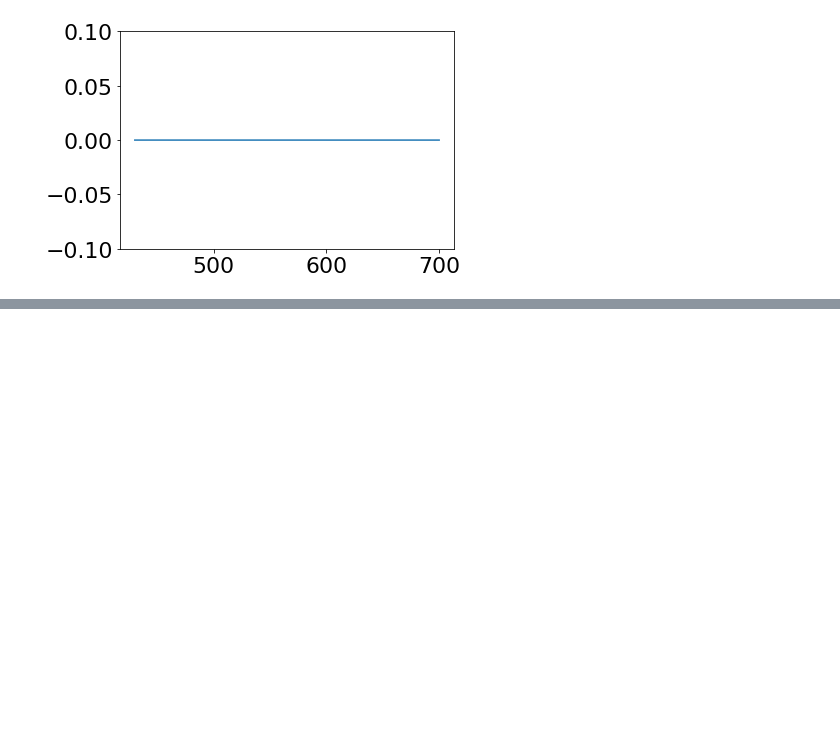
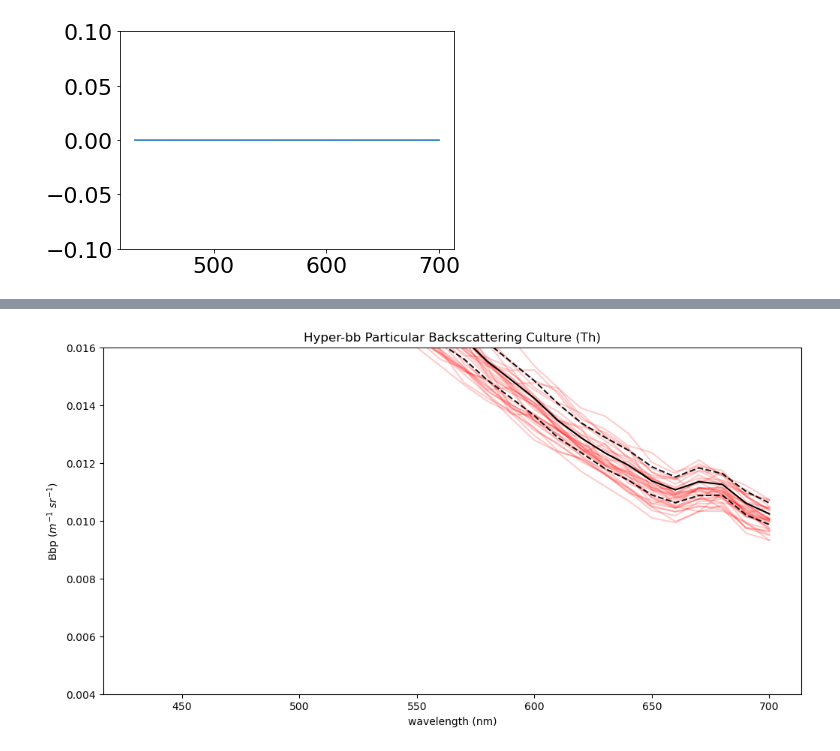
Before and after one commit to patrickcgray/oceanoptics2021, a Jupyter notebook: hyperbb_process.ipynb, the cells around one changed output, grey strips where cells are left out. Cells and saved outputs as stored; diff of their text form; code cells hidden in the pictures; blank space fills up the shorter version.

```diff
--- a/hyperbb_process.ipynb
+++ b/hyperbb_process.ipynb
@@ -117,0 +123,26 @@ Text(0.5, 0, 'wavelength (nm)')
+# %%
+plt.rcdefaults()
+fig, ax = plt.subplots(figsize=(12,6))
+
+
+for i in range(35):
+    ax.plot(sample_wl, 2*math.pi * 1.16 * (sample_full_bbspec[i]- beta_sw), c='red', alpha=0.2)
+
+ax.plot(sample_wl, bbp, c='black')
+ax.plot(sample_wl, bbp+2*math.pi * 1.16 *sample_std_bbspec, c='black', linestyle='--', alpha=0.9)
+ax.plot(sample_wl, bbp-2*math.pi * 1.16 *sample_std_bbspec, c='black', linestyle='--', alpha=0.9)
+
+ax.set_title('Hyper-bb Particular Backscattering Culture (Th)')
+ax.set_ylim(0.004,0.016)
+
+ax.set_ylabel('Bbp ($m^{−1}$ $sr^{−1}$)')
+ax.set_xlabel('wavelength (nm)')
+
+# ax.plot(air_zero_med_bbspec)
+# ax.plot(air_zero_med_bbspec+air_zero_std_bbspec)
+# ax.plot(air_zero_med_bbspec-air_zero_std_bbspec)
+#plt.ylim(-0.1,0.1)
+
+fig.savefig('hyperbb_culture_tha.png')
+# %% [output]
+[figure, added]
```
Also changed, not shown: parts of 25 cells of this notebook, 2 other files.
